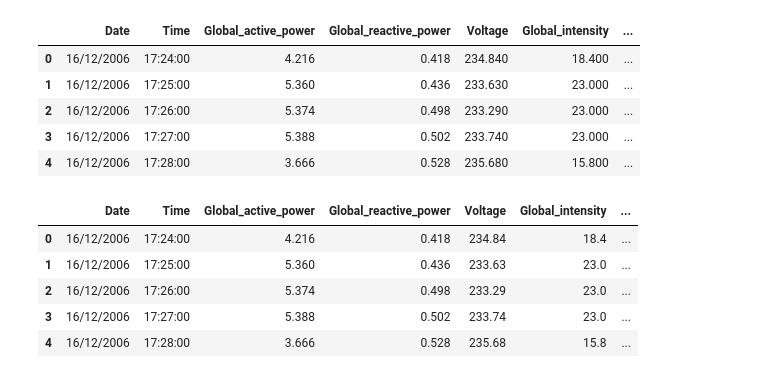
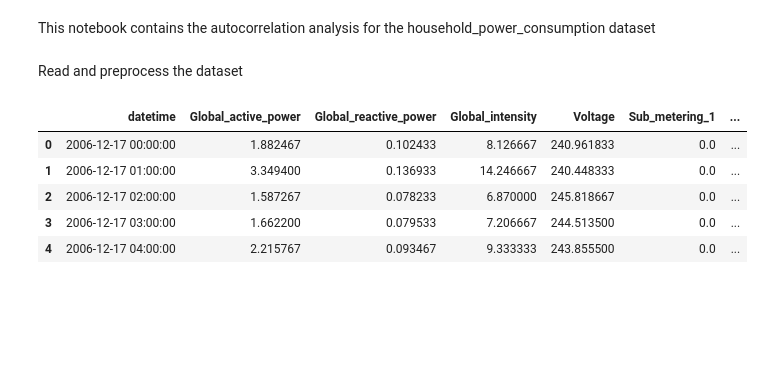
Before and after one commit to veetirajaniemi/adaml-ml-project, a Jupyter notebook: autocorrelation_analysis.ipynb, the cells around one changed output. Cells and saved outputs as stored; diff of their text form; code cells hidden in the pictures; blank space fills up the shorter version.

Commit message:
Cleaned the autocorrelation analysis

```diff
--- a/autocorrelation_analysis.ipynb
+++ b/autocorrelation_analysis.ipynb
@@ -1,3 +1,5 @@
+# %% [markdown]
+This notebook contains the autocorrelation analysis for the household_power_consumption dataset
 # %%
 import pandas as pd
 import numpy as np
@@ -9,35 +9,17 @@ df = pd.read_csv(path,delimiter=";",dtype="str")
+# %% [markdown]
+Read and preprocess the dataset
+# %%
+path = "household_power_consumption.txt"
+df = functions.load_data(path)
+
+#Preprocess dataset and convert to hourly
+df_hourly = functions.preprocess_data(df).reset_index()
 # %%
-df.head()
+df_hourly.head()
 # %% [output]
-|  | Date | Time | Global_active_power | Global_reactive_power | Voltage | Global_intensity | ... |
-| 0 | 16/12/2006 | 17:24:00 | 4.216 | 0.418 | 234.840 | 18.400 | ... |
-| 1 | 16/12/2006 | 17:25:00 | 5.360 | 0.436 | 233.630 | 23.000 | ... |
-| 2 | 16/12/2006 | 17:26:00 | 5.374 | 0.498 | 233.290 | 23.000 | ... |
-| 3 | 16/12/2006 | 17:27:00 | 5.388 | 0.502 | 233.740 | 23.000 | ... |
-| 4 | 16/12/2006 | 17:28:00 | 3.666 | 0.528 | 235.680 | 15.800 | ... |
+|  | datetime | Global_active_power | Global_reactive_power | Global_intensity | Voltage | Sub_metering_1 | ... |
+| 0 | 2006-12-17 00:00:00 | 1.882467 | 0.102433 | 8.126667 | 240.961833 | 0.0 | ... |
+| 1 | 2006-12-17 01:00:00 | 3.349400 | 0.136933 | 14.246667 | 240.448333 | 0.0 | ... |
+| 2 | 2006-12-17 02:00:00 | 1.587267 | 0.078233 | 6.870000 | 245.818667 | 0.0 | ... |
+| 3 | 2006-12-17 03:00:00 | 1.662200 | 0.079533 | 7.206667 | 244.513500 | 0.0 | ... |
+| 4 | 2006-12-17 04:00:00 | 2.215767 | 0.093467 | 9.333333 | 243.855500 | 0.0 | ... |
-# %%
-#Combine date and time
-df["datetime"] = pd.to_datetime(df["Date"]+" "+df["Time"])
-#Convert other columns to numeric
-df["Global_active_power"] = pd.to_numeric(df["Global_active_power"],errors="coerce")
-df["Global_reactive_power"] = pd.to_numeric(df["Global_reactive_power"],errors="coerce")
-df["Voltage"] = pd.to_numeric(df["Voltage"],errors="coerce")
-df["Global_intensity"] = pd.to_numeric(df["Global_intensity"],errors="coerce")
-df["Sub_metering_1"] = pd.to_numeric(df["Sub_metering_1"],errors="coerce")
-df["Sub_metering_2"] = pd.to_numeric(df["Sub_metering_2"],errors="coerce")
-df["Sub_metering_3"] = pd.to_numeric(df["Sub_metering_3"],errors="coerce")
-
-#Mark nan-rows
-df["nan_rows"] = 0
-df.loc[df.isna().any(axis=1),"nan_rows"] = 1
-#Timestamp rounded to floor hour
-df["timestamp"] = df["datetime"].dt.floor("H")
-
-df.head()
-# %% [output]
-|  | Date | Time | Global_active_power | Global_reactive_power | Voltage | Global_intensity | ... |
-| 0 | 16/12/2006 | 17:24:00 | 4.216 | 0.418 | 234.84 | 18.4 | ... |
-| 1 | 16/12/2006 | 17:25:00 | 5.360 | 0.436 | 233.63 | 23.0 | ... |
-| 2 | 16/12/2006 | 17:26:00 | 5.374 | 0.498 | 233.29 | 23.0 | ... |
-| 3 | 16/12/2006 | 17:27:00 | 5.388 | 0.502 | 233.74 | 23.0 | ... |
-| 4 | 16/12/2006 | 17:28:00 | 3.666 | 0.528 | 235.68 | 15.8 | ... |
```
Also changed, not shown: parts of 10 cells of this notebook.
